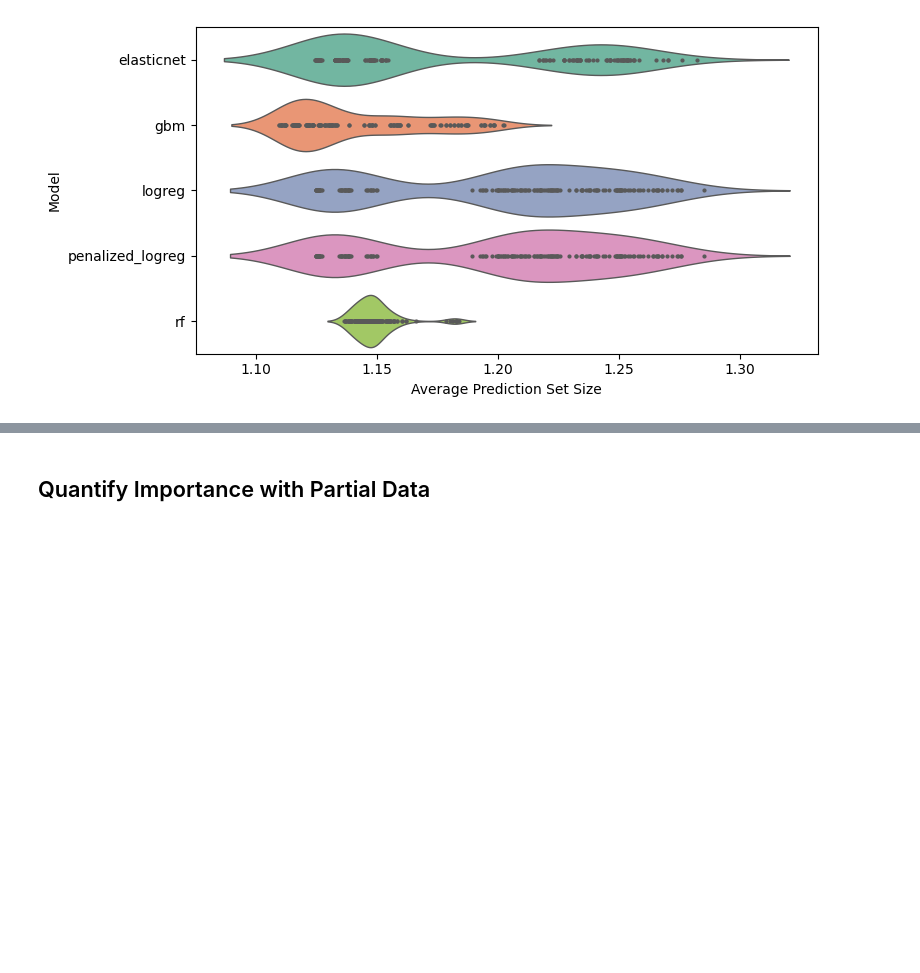
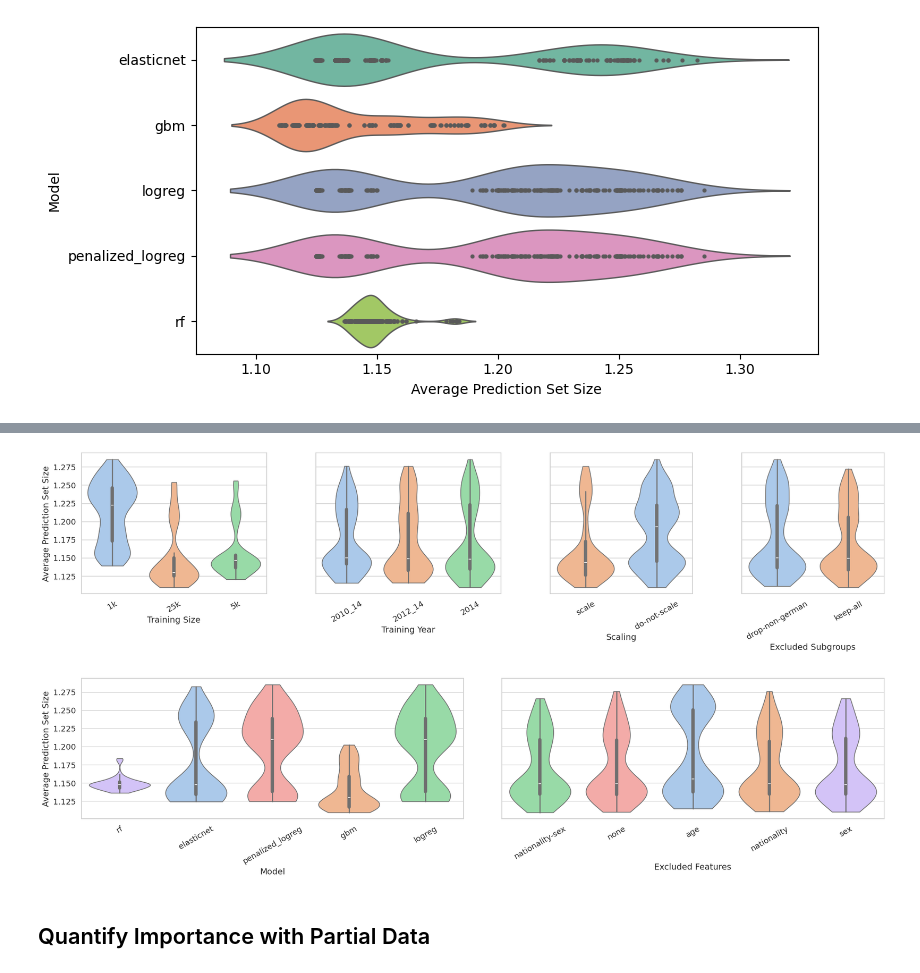
Before and after one commit to jsbroden/CMA_Fairness_v2, a Jupyter notebook: analysis_var_imp_overall.ipynb, the cells around one changed output, grey strips where cells are left out. Cells and saved outputs as stored; diff of their text form; code cells hidden in the pictures; blank space fills up the shorter version.

```diff
--- a/analysis_var_imp_overall.ipynb
+++ b/analysis_var_imp_overall.ipynb
@@ -392,0 +574,91 @@ Passing `palette` without assigning `hue` is deprecated and will be removed in v
+# %%
+import matplotlib.pyplot as plt
+import seaborn as sns
+import matplotlib.gridspec as gridspec
+
+# Label mapping
+label_map = {
+    'universe_training_size': 'Training Size',
+    'universe_training_year': 'Training Year',
+    'universe_scale': 'Scaling',
+    'universe_model': 'Model',
+    'universe_exclude_features': 'Excluded Features',
+    'universe_exclude_subgroups': 'Excluded Subgroups'
+}
+
+# Layout
+row1 = [
+    'universe_training_size',
+    'universe_training_year',
+    'universe_scale',
+    'universe_exclude_subgroups'
+]
+row2 = ['universe_model', 'universe_exclude_features']
+
+widths_row1 = [1.3, 1.3, 1.0, 1.0]
+widths_row2 = [2.0, 2.0]
+
+# Set style
+sns.set(style="whitegrid", font_scale=1.2)
+fig = plt.figure(figsize=(24, 11))
+outer_gs = gridspec.GridSpec(2, 1, height_ratios=[1, 1], hspace=0.6)
+
+# Helper to get color palette per parameter
+def get_palette(param):
+    unique_vals = df_agg[param].unique()
+    colors = sns.color_palette("pastel", len(unique_vals))
+    return dict(zip(sorted(unique_vals), colors))
+
+# ---- Row 1 ----
+gs_row1 = gridspec.GridSpecFromSubplotSpec(
+    nrows=1, ncols=4, subplot_spec=outer_gs[0], width_ratios=widths_row1, wspace=0.3
+)
+for idx, param in enumerate(row1):
+    ax = fig.add_subplot(gs_row1[0, idx])
+    sns.violinplot(
+        data=df_agg,
+        x=param,
+        y='avg_size',
+        ax=ax,
+        inner='box',
+        cut=0,
+        palette=get_palette(param)
+    )
+    ax.set_xlabel(label_map[param], fontsize=14)
+    if idx == 0:
+        ax.set_ylabel('Average Prediction Set Size', fontsize=14)
+    else:
+        ax.set_ylabel('')
+        ax.set_yticklabels([])
+        ax.tick_params(axis='y', left=False)
+    ax.tick_params(axis='x', rotation=30)
+    ax.set_title("")
+
+# ---- Row 2 ----
+gs_row2 = gridspec.GridSpecFromSubplotSpec(
+    nrows=1, ncols=2, subplot_spec=outer_gs[1], width_ratios=widths_row2, wspace=0.1
+)
+for idx, param in enumerate(row2):
+    ax = fig.add_subplot(gs_row2[0, idx])
+    sns.violinplot(
+        data=df_agg,
+        x=param,
+        y='avg_size',
+        ax=ax,
+        inner='box',
+        cut=0,
+        #linewidth=2.5,
+        palette=get_palette(param)
+    )
+    ax.set_xlabel(label_map[param], fontsize=14)
+    if idx == 0:
+        ax.set_ylabel('Average Prediction Set Size', fontsize=14)
+    else:
+        ax.set_ylabel('')
+        ax.set_yticklabels([])
+        ax.tick_params(axis='y', left=False)
+    ax.tick_params(axis='x', rotation=30)
+    ax.set_title("")
+
+plt.show()
+# %% [output]
@@ -393,3 +682,4 @@ Passing `palette` without assigning `hue` is deprecated and will be removed in v
+[figure, added]
 # %%
 vis.plot_pairwise_marginal(['universe_model', 'universe_scale'])
 # %%
```
Also changed, not shown: parts of 4 cells of this notebook.
